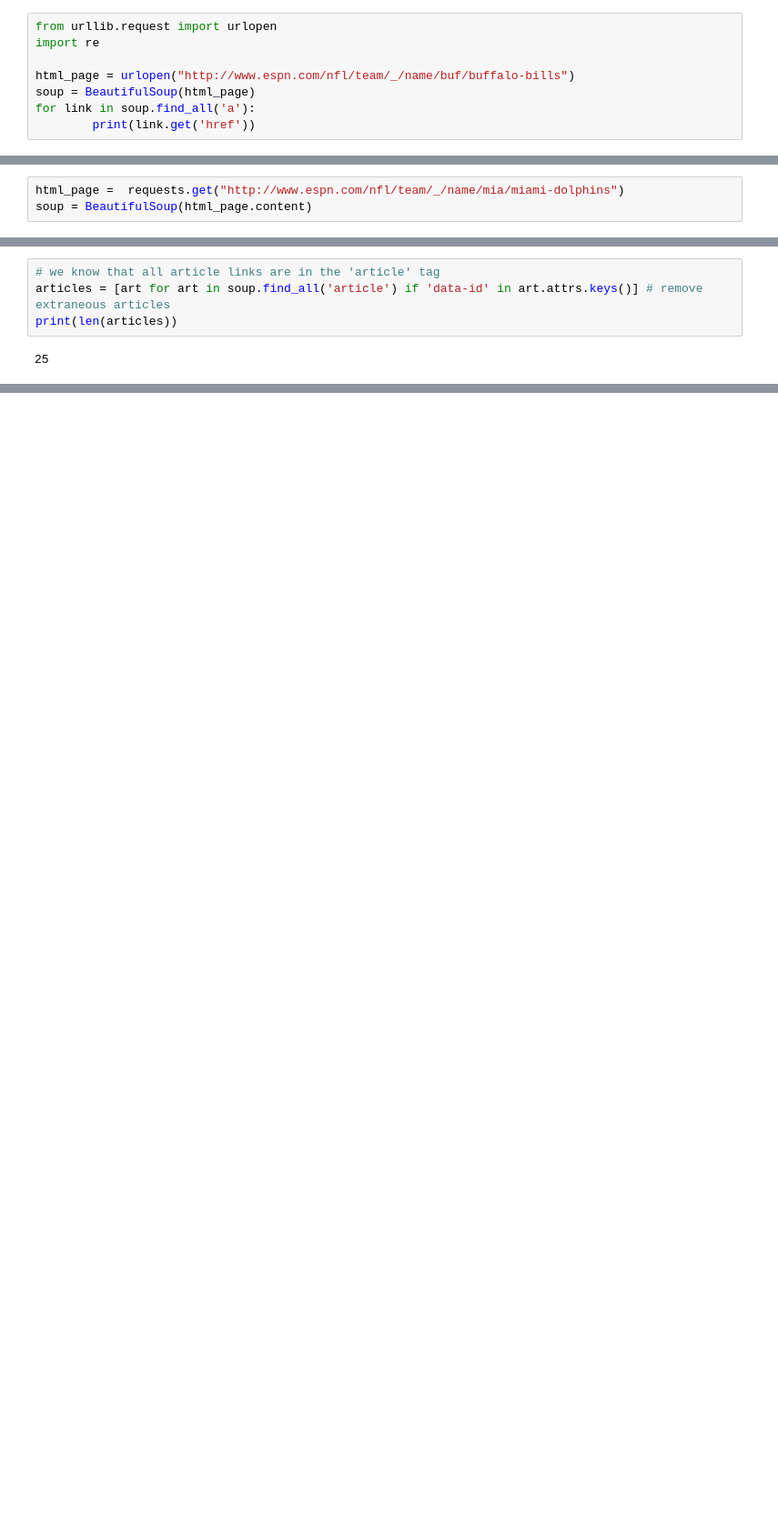
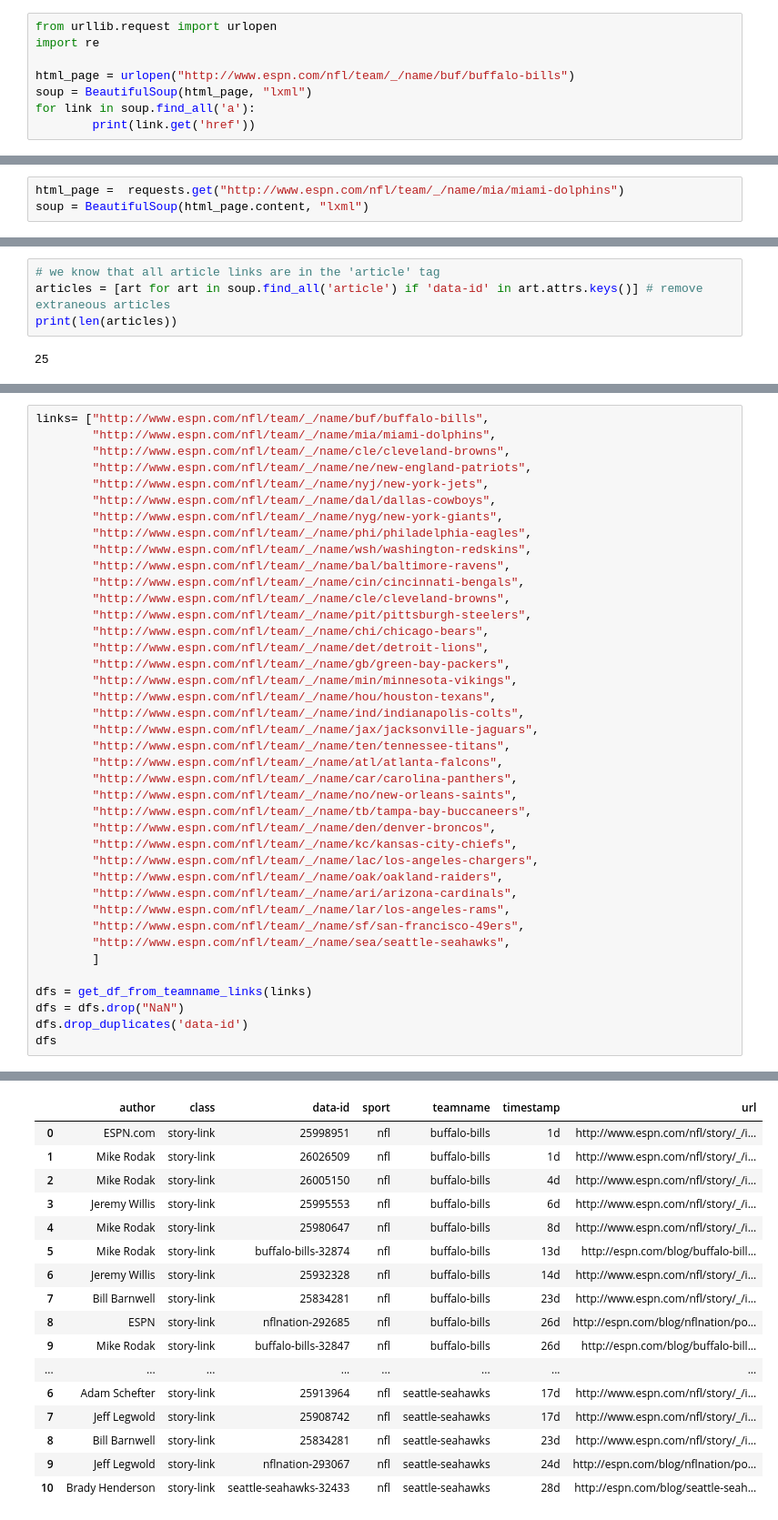
Before and after one commit to atenkumar/HeadlineGeneration, a Jupyter notebook: Headline Generation.ipynb, the cells around one changed output, grey strips where cells are left out. Shown at 91% size. Cells and saved outputs as stored; diff of their text form; blank space fills up the shorter version.

```diff
--- a/Headline Generation.ipynb
+++ b/Headline Generation.ipynb
@@ -34,7 +44,7 @@ from urllib.request import urlopen
 import re
 
 html_page = urlopen("http://www.espn.com/nfl/team/_/name/buf/buffalo-bills")
-soup = BeautifulSoup(html_page)
+soup = BeautifulSoup(html_page, "lxml")
 for link in soup.find_all('a'):
         print(link.get('href'))
 # %% [output]
@@ -49,4 +75,4 @@ def pprint(soup):# pretty print
     print(soup.prettify())
 # %%
 html_page =  requests.get("http://www.espn.com/nfl/team/_/name/mia/miami-dolphins")
-soup = BeautifulSoup(html_page.content)
+soup = BeautifulSoup(html_page.content, "lxml")
@@ -216,0 +208,41 @@ df.drop_duplicates('data-id')
+# %%
+links= ["http://www.espn.com/nfl/team/_/name/buf/buffalo-bills",
+        "http://www.espn.com/nfl/team/_/name/mia/miami-dolphins",
+        "http://www.espn.com/nfl/team/_/name/cle/cleveland-browns",
+        "http://www.espn.com/nfl/team/_/name/ne/new-england-patriots",
+        "http://www.espn.com/nfl/team/_/name/nyj/new-york-jets",
+        "http://www.espn.com/nfl/team/_/name/dal/dallas-cowboys",
+        "http://www.espn.com/nfl/team/_/name/nyg/new-york-giants",
+        "http://www.espn.com/nfl/team/_/name/phi/philadelphia-eagles",
+        "http://www.espn.com/nfl/team/_/name/wsh/washington-redskins",
+        "http://www.espn.com/nfl/team/_/name/bal/baltimore-ravens",
+        "http://www.espn.com/nfl/team/_/name/cin/cincinnati-bengals",
+        "http://www.espn.com/nfl/team/_/name/cle/cleveland-browns",
+        "http://www.espn.com/nfl/team/_/name/pit/pittsburgh-steelers",
+        "http://www.espn.com/nfl/team/_/name/chi/chicago-bears",
+        "http://www.espn.com/nfl/team/_/name/det/detroit-lions",
+        "http://www.espn.com/nfl/team/_/name/gb/green-bay-packers",
+        "http://www.espn.com/nfl/team/_/name/min/minnesota-vikings",
+        "http://www.espn.com/nfl/team/_/name/hou/houston-texans",
+        "http://www.espn.com/nfl/team/_/name/ind/indianapolis-colts",
+        "http://www.espn.com/nfl/team/_/name/jax/jacksonville-jaguars",
+        "http://www.espn.com/nfl/team/_/name/ten/tennessee-titans",
+        "http://www.espn.com/nfl/team/_/name/atl/atlanta-falcons",
+        "http://www.espn.com/nfl/team/_/name/car/carolina-panthers",
+        "http://www.espn.com/nfl/team/_/name/no/new-orleans-saints",
+        "http://www.espn.com/nfl/team/_/name/tb/tampa-bay-buccaneers",
+        "http://www.espn.com/nfl/team/_/name/den/denver-broncos",
+        "http://www.espn.com/nfl/team/_/name/kc/kansas-city-chiefs",
+        "http://www.espn.com/nfl/team/_/name/lac/los-angeles-chargers",
+        "http://www.espn.com/nfl/team/_/name/oak/oakland-raiders",
+        "http://www.espn.com/nfl/team/_/name/ari/arizona-cardinals",
+        "http://www.espn.com/nfl/team/_/name/lar/los-angeles-rams",
+        "http://www.espn.com/nfl/team/_/name/sf/san-francisco-49ers",
+        "http://www.espn.com/nfl/team/_/name/sea/seattle-seahawks",
+        ]
+
+dfs = get_df_from_teamname_links(links)
+dfs = dfs.drop("NaN")
+dfs.drop_duplicates('data-id')
+dfs
+# %% [output]
@@ -216,0 +266,17 @@ df.drop_duplicates('data-id')
+|  | author | class | data-id | sport | teamname | timestamp | url |
+| 0 | ESPN.com | story-link | 25998951 | nfl | buffalo-bills | 1d | http://www.espn.com/nfl/story/_/i... |
+| 1 | Mike Rodak | story-link | 26026509 | nfl | buffalo-bills | 1d | http://www.espn.com/nfl/story/_/i... |
+| 2 | Mike Rodak | story-link | 26005150 | nfl | buffalo-bills | 4d | http://www.espn.com/nfl/story/_/i... |
+| 3 | Jeremy Willis | story-link | 25995553 | nfl | buffalo-bills | 6d | http://www.espn.com/nfl/story/_/i... |
+| 4 | Mike Rodak | story-link | 25980647 | nfl | buffalo-bills | 8d | http://www.espn.com/nfl/story/_/i... |
+| 5 | Mike Rodak | story-link | buffalo-bills-32874 | nfl | buffalo-bills | 13d | http://espn.com/blog/buffalo-bill... |
+| 6 | Jeremy Willis | story-link | 25932328 | nfl | buffalo-bills | 14d | http://www.espn.com/nfl/story/_/i... |
+| 7 | Bill Barnwell | story-link | 25834281 | nfl | buffalo-bills | 23d | http://www.espn.com/nfl/story/_/i... |
+| 8 | ESPN | story-link | nflnation-292685 | nfl | buffalo-bills | 26d | http://espn.com/blog/nflnation/po... |
+| 9 | Mike Rodak | story-link | buffalo-bills-32847 | nfl | buffalo-bills | 26d | http://espn.com/blog/buffalo-bill... |
+| ... | ... | ... | ... | ... | ... | ... | ... |
+| 6 | Adam Schefter | story-link | 25913964 | nfl | seattle-seahawks | 17d | http://www.espn.com/nfl/story/_/i... |
+| 7 | Jeff Legwold | story-link | 25908742 | nfl | seattle-seahawks | 17d | http://www.espn.com/nfl/story/_/i... |
+| 8 | Bill Barnwell | story-link | 25834281 | nfl | seattle-seahawks | 23d | http://www.espn.com/nfl/story/_/i... |
+| 9 | Jeff Legwold | story-link | nflnation-293067 | nfl | seattle-seahawks | 24d | http://espn.com/blog/nflnation/po... |
+| 10 | Brady Henderson | story-link | seattle-seahawks-32433 | nfl | seattle-seahawks | 28d | http://espn.com/blog/seattle-seah... |
```
Also changed, not shown: parts of 16 cells of this notebook, 1 other file.
